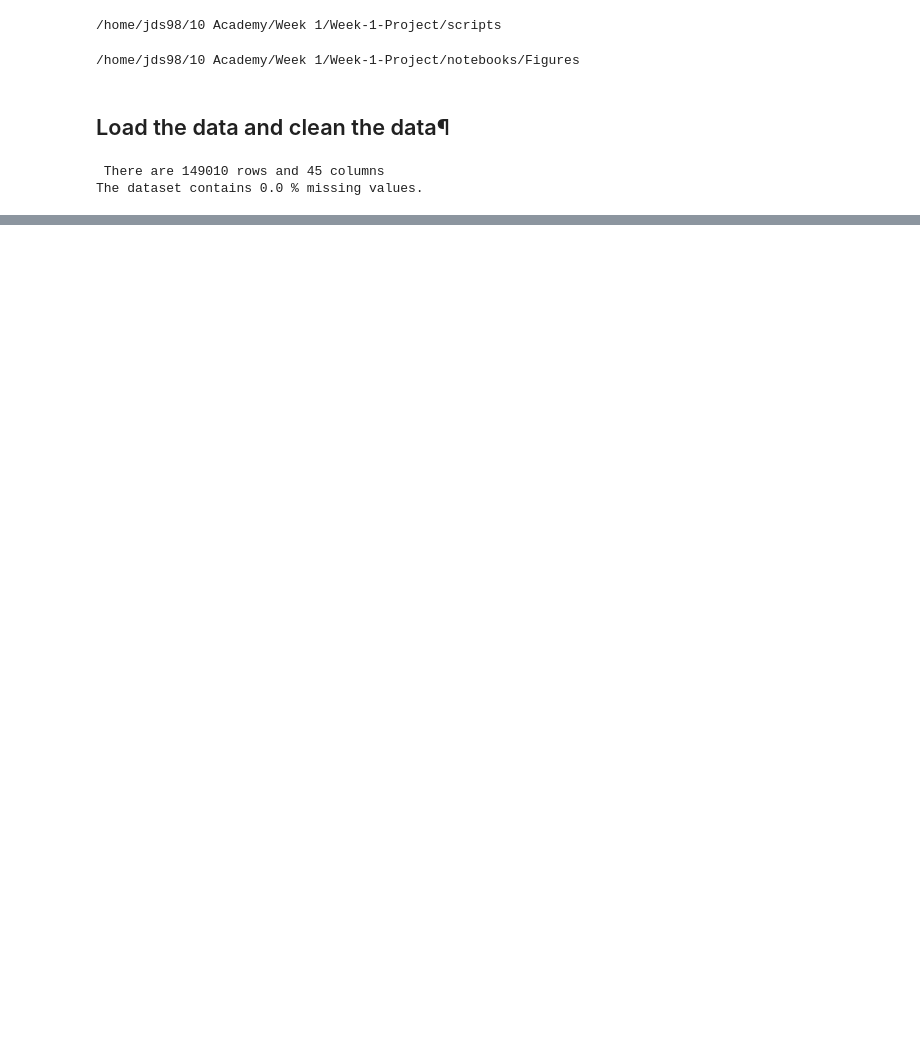
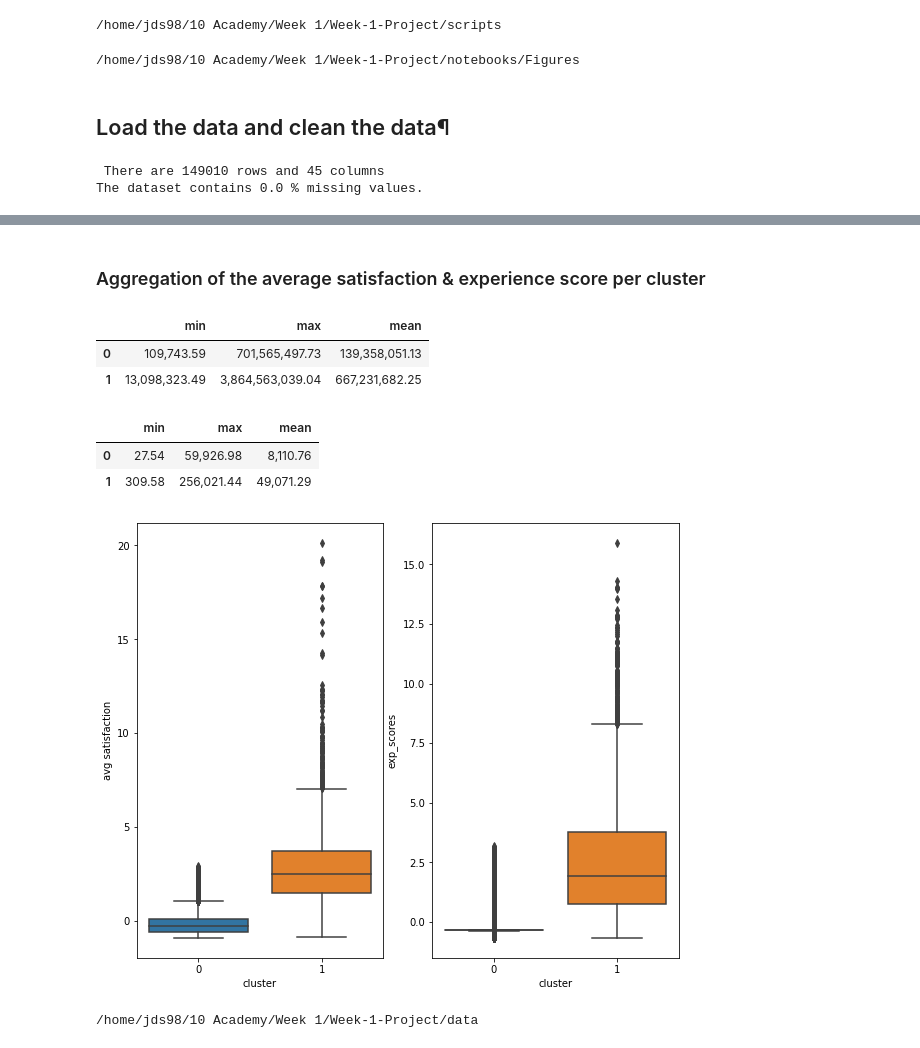
Before and after one commit to Josias-Ounsinli/Week-1-Project, a Jupyter notebook: notebooks/Satisfaction Analysis.ipynb, the cells around one changed output, grey strips where cells are left out. Saved outputs shown, nothing was run; the diff lists cells and outputs as text; code cells hidden in the pictures; blank space fills up the shorter version.

```diff
--- a/notebooks/Satisfaction Analysis.ipynb
+++ b/notebooks/Satisfaction Analysis.ipynb
@@ -39,0 +439,3 @@ The dataset contains 0.0 % missing values.
+# %%
+satisf_norm = transf.normalize(satisf.drop(['MSISDN/Number'], axis=1))
+satisf_norm
@@ -39,0 +456,4 @@ The dataset contains 0.0 % missing values.
+# %%
+from sklearn.cluster import KMeans
+kmeans = KMeans(n_clusters=2, max_iter=50)
+kmeans.fit(satisf_norm.drop(['scores'], axis=1))
@@ -39,0 +462,3 @@ The dataset contains 0.0 % missing values.
+# %%
+satisf_norm.loc[:,'MSISDN/Number'] = satisf['MSISDN/Number']
+satisf_norm
@@ -39,0 +479,4 @@ The dataset contains 0.0 % missing values.
+# %%
+#Appending the resultant clustering labels in the last column, the view of the data frame.
+satisf_norm['cluster'] = kmeans.labels_
+satisf_norm
@@ -39,0 +516,2 @@ The dataset contains 0.0 % missing values.
+# %% [markdown]
+### Aggregation of the average satisfaction & experience score per cluster
@@ -39,0 +523,26 @@ The dataset contains 0.0 % missing values.
+# %%
+satisf_clusters['avg satisfaction']
+# %% [output]
+|  | min | max | mean |
+| 0 | 109,743.59 | 701,565,497.73 | 139,358,051.13 |
+| 1 | 13,098,323.49 | 3,864,563,039.04 | 667,231,682.25 |
+# %%
+satisf_clusters['exp_scores']
+# %% [output]
+|  | min | max | mean |
+| 0 | 27.54 | 59,926.98 | 8,110.76 |
+| 1 | 309.58 | 256,021.44 | 49,071.29 |
+# %%
+satisf_norm.rename(columns={'scores': 'avg satisfaction'}, inplace=True)
+smetrs = ['avg satisfaction', 'exp_scores']
+plt.figure(figsize=(15, 8))
+for i in range(len(smetrs)):
+    plt.subplot(1, 3, i + 1)
+    sns.boxplot(x='cluster', y=smetrs[i], data=satisf_norm)
+plt.savefig('satisfaction_clusters.png')
+# %% [output]
+[figure, added]
+# %%
+cd ../../data
+# %% [output]
+/home/jds98/10 Academy/Week 1/Week-1-Project/data
```
Also changed, not shown: parts of 82 cells of this notebook, 13 other files.
